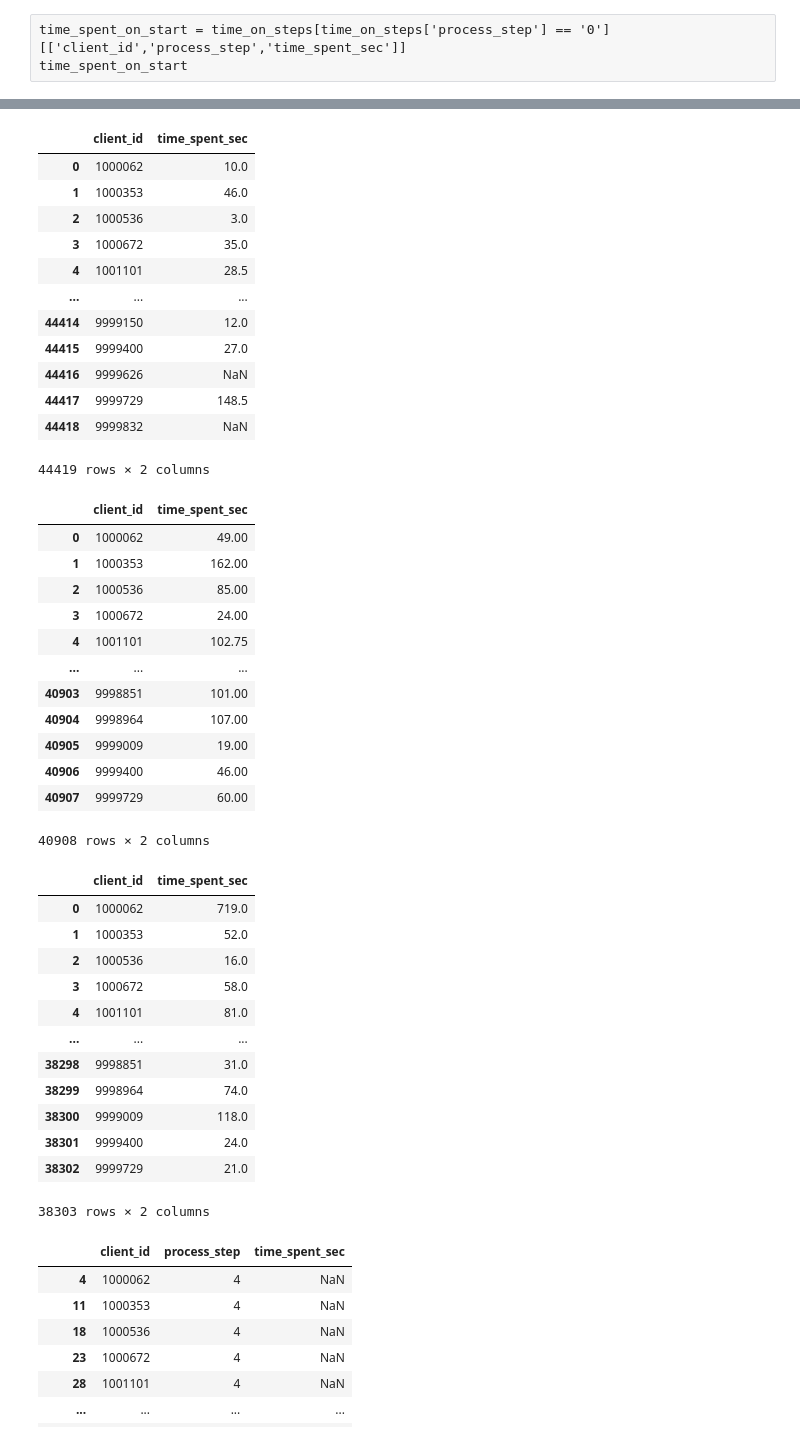
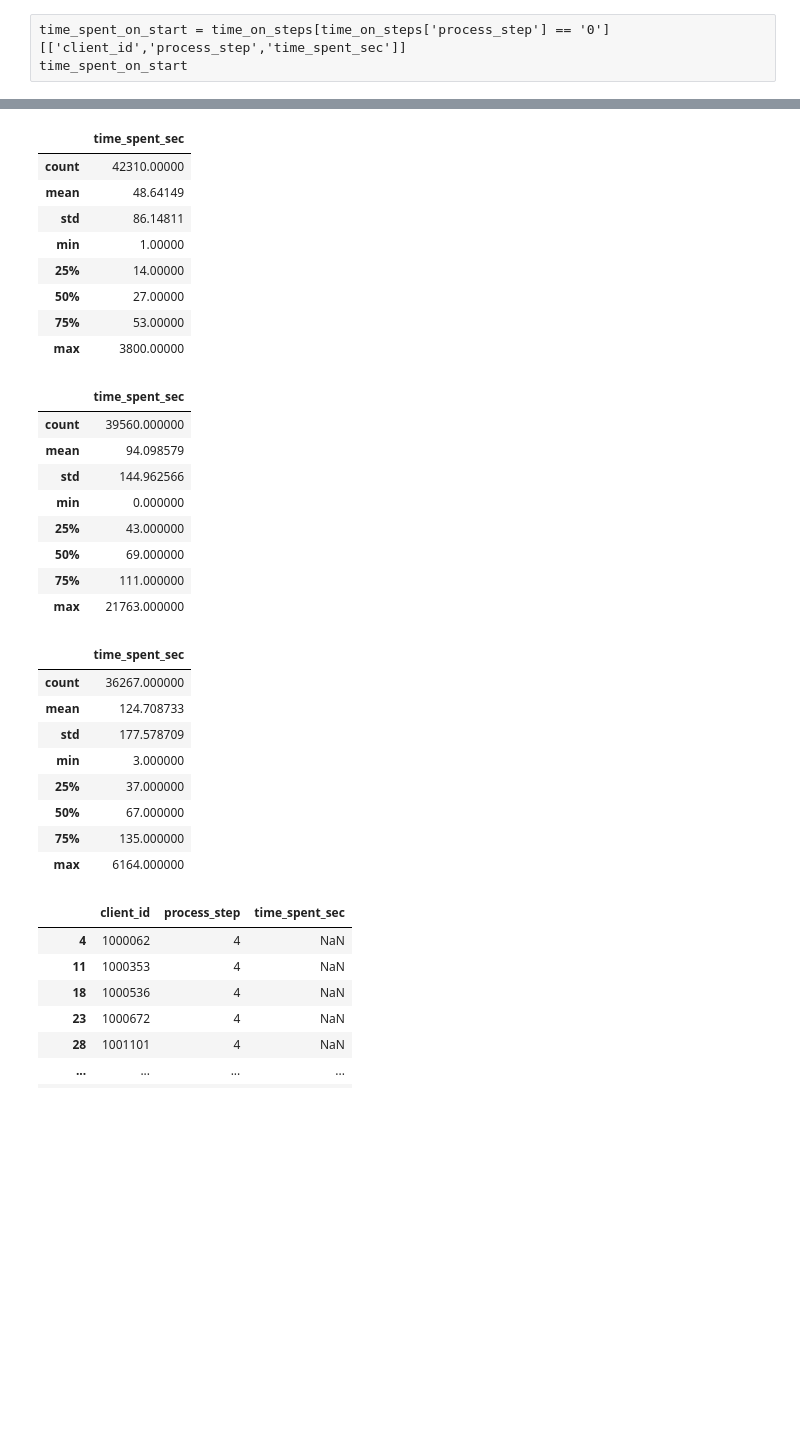
Before and after one commit to nessajimenez/vanguard-ab-test-, a Jupyter notebook: Data Processing/Conclusions from Time Spent on each Step.ipynb, the cells around one changed output, grey strips where cells are left out. Drawn from its saved outputs; the diff is of its cells as text; code cells hidden in the pictures; blank space fills up the shorter version.

```diff
--- a/Data Processing/Conclusions from Time Spent on each Step.ipynb
+++ b/Data Processing/Conclusions from Time Spent on each Step.ipynb
@@ -117,31 +113,27 @@ average_time_start
 # %%
-# Step 1: Filter DataFrame for 'start' steps
+# Step 1: Filter DataFrame for 'step 1' steps
 step_1 = time_on_steps[time_on_steps['process_step'] == '1']
 
 # Step 2: Group by 'client_id'
 grouped = step_1.groupby('client_id')
 
 # Step 3: Calculate the average time spent for each client
 average_time_spent_1 = grouped['time_spent_sec'].mean()
 
 average_time_step_1 = pd.DataFrame(average_time_spent_1).reset_index()
-average_time_step_1
+average_time_step_1.describe()
 # %% [output]
-|  | client_id | time_spent_sec |
-| 0 | 1000062 | 10.0 |
-| 1 | 1000353 | 46.0 |
-| 2 | 1000536 | 3.0 |
-| 3 | 1000672 | 35.0 |
-| 4 | 1001101 | 28.5 |
-| ... | ... | ... |
-| 44414 | 9999150 | 12.0 |
-| 44415 | 9999400 | 27.0 |
-| 44416 | 9999626 | NaN |
-| 44417 | 9999729 | 148.5 |
-| 44418 | 9999832 | NaN |
+|  | time_spent_sec |
+| count | 42310.00000 |
+| mean | 48.64149 |
+| std | 86.14811 |
+| min | 1.00000 |
+| 25% | 14.00000 |
+| 50% | 27.00000 |
+| 75% | 53.00000 |
+| max | 3800.00000 |
-44419 rows × 2 columns
 # %%
-# Step 1: Filter DataFrame for 'start' steps
+# Step 1: Filter DataFrame for 'step 2' steps
 step_2 = time_on_steps[time_on_steps['process_step'] == '2']
 
 # Step 2: Group by 'client_id'
@@ -151,23 +143,19 @@ grouped = step_2.groupby('client_id')
 average_time_spent_2 = grouped['time_spent_sec'].mean()
 
 average_time_step_2 = pd.DataFrame(average_time_spent_2).reset_index()
-average_time_step_2
+average_time_step_2.describe()
 # %% [output]
-|  | client_id | time_spent_sec |
-| 0 | 1000062 | 49.00 |
-| 1 | 1000353 | 162.00 |
-| 2 | 1000536 | 85.00 |
-| 3 | 1000672 | 24.00 |
-| 4 | 1001101 | 102.75 |
-| ... | ... | ... |
-| 40903 | 9998851 | 101.00 |
-| 40904 | 9998964 | 107.00 |
-| 40905 | 9999009 | 19.00 |
-| 40906 | 9999400 | 46.00 |
-| 40907 | 9999729 | 60.00 |
+|  | time_spent_sec |
+| count | 39560.000000 |
+| mean | 94.098579 |
+| std | 144.962566 |
+| min | 0.000000 |
+| 25% | 43.000000 |
+| 50% | 69.000000 |
+| 75% | 111.000000 |
+| max | 21763.000000 |
-40908 rows × 2 columns
 # %%
-# Step 1: Filter DataFrame for 'start' steps
+# Step 1: Filter DataFrame for 'step 3' steps
 step_3 = time_on_steps[time_on_steps['process_step'] == '3']
 
 # Step 2: Group by 'client_id'
@@ -177,21 +165,17 @@ grouped = step_3.groupby('client_id')
 average_time_spent_3 = grouped['time_spent_sec'].mean()
 
 average_time_step_3 = pd.DataFrame(average_time_spent_3).reset_index()
-average_time_step_3
+average_time_step_3.describe()
 # %% [output]
-|  | client_id | time_spent_sec |
-| 0 | 1000062 | 719.0 |
-| 1 | 1000353 | 52.0 |
-| 2 | 1000536 | 16.0 |
-| 3 | 1000672 | 58.0 |
-| 4 | 1001101 | 81.0 |
-| ... | ... | ... |
-| 38298 | 9998851 | 31.0 |
-| 38299 | 9998964 | 74.0 |
-| 38300 | 9999009 | 118.0 |
-| 38301 | 9999400 | 24.0 |
-| 38302 | 9999729 | 21.0 |
+|  | time_spent_sec |
+| count | 36267.000000 |
+| mean | 124.708733 |
+| std | 177.578709 |
+| min | 3.000000 |
+| 25% | 37.000000 |
+| 50% | 67.000000 |
+| 75% | 135.000000 |
+| max | 6164.000000 |
-38303 rows × 2 columns
 # %%
 time_spent_on_confirm = time_on_steps[time_on_steps['process_step'] == '4'][['client_id','process_step','time_spent_sec']]
 time_spent_on_confirm
```
Also changed, not shown: parts of 21 cells of this notebook, 2 other files.
